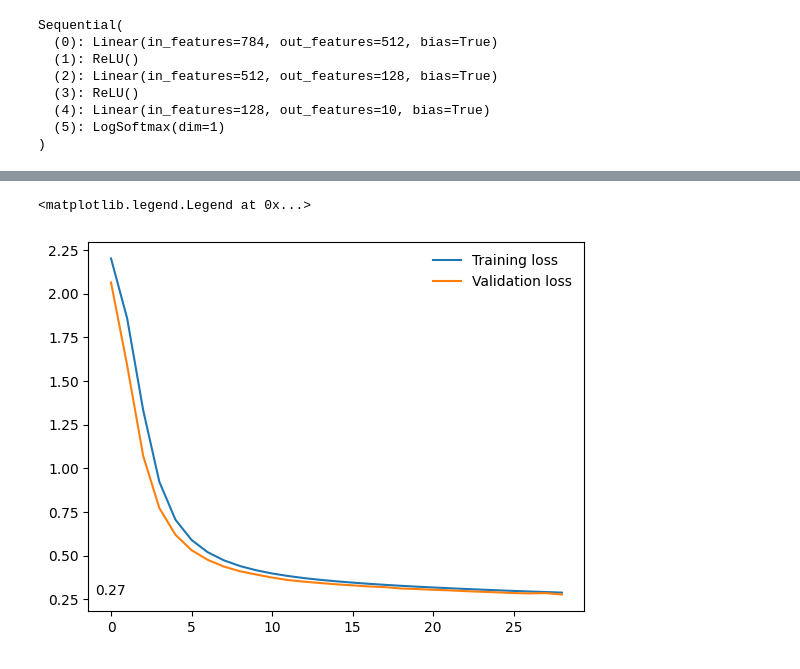
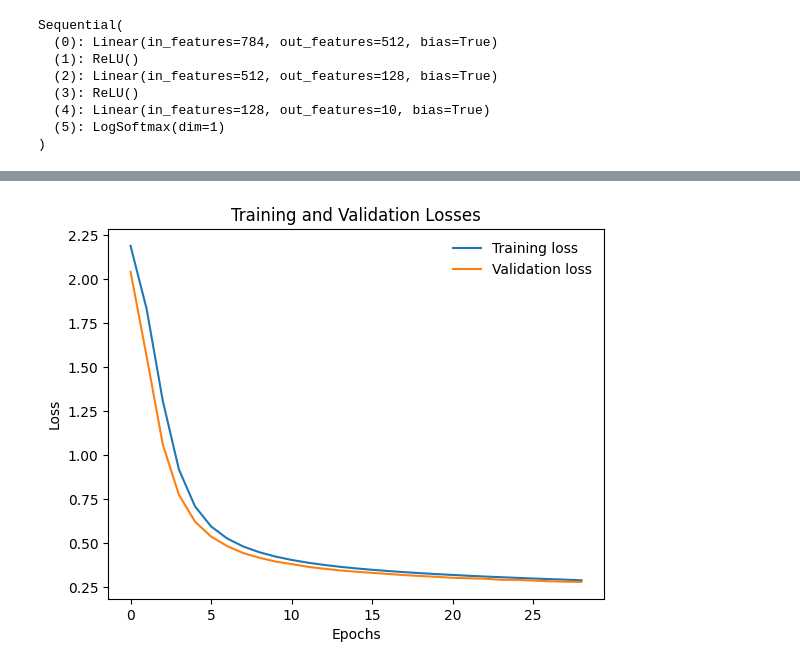
Before and after one commit to AFirooz/AI-from-scratch, a Jupyter notebook: StochasticGradientDescent/Demo.ipynb, the cells around one changed output, grey strips where cells are left out. Saved outputs shown, nothing was run; the diff lists cells and outputs as text; code cells hidden in the pictures.

```diff
--- a/StochasticGradientDescent/Demo.ipynb
+++ b/StochasticGradientDescent/Demo.ipynb
@@ -200,23 +200,26 @@ Training Time (in minutes) = 1.9172376672426859
 # %%
 # plot the losses
 tr = np.array(trains)
 vl = np.array(vals)
 point_num = -1
 plt.plot(tr[:point_num], label="Training loss")
 plt.plot(vl[:point_num], label="Validation loss")
 
 # plt.plot(oldtrains[:point_num], label='Old Training loss')
 # plt.plot(oldvals[:point_num], label='Old Validation loss')
 
 # print the last loss values for training and validation on the plot
 # plt.text(point_num, tr[point_num], f'{tr[point_num]:.2f}')
-plt.text(point_num, vl[point_num], f'{vl[point_num]:.2f}')
+# plt.text(point_num, vl[point_num], f'{vl[point_num]:.2f}')
+
+plt.xlabel("Epochs")
+plt.ylabel("Loss")
+plt.title("Training and Validation Losses")
 
 plt.legend(frameon=False)
-# plt.savefig("loss_plot_new_vs_old.svg")
+plt.savefig("training_loss.svg", dpi=300)
 # %% [output]
-<matplotlib.legend.Legend at 0x...>
-[figure, old version]
+[figure, new version]
 # %%
 images, labels = next(iter(valloader))
 
```
Also changed, not shown: parts of 6 cells of this notebook, 2 other files.
